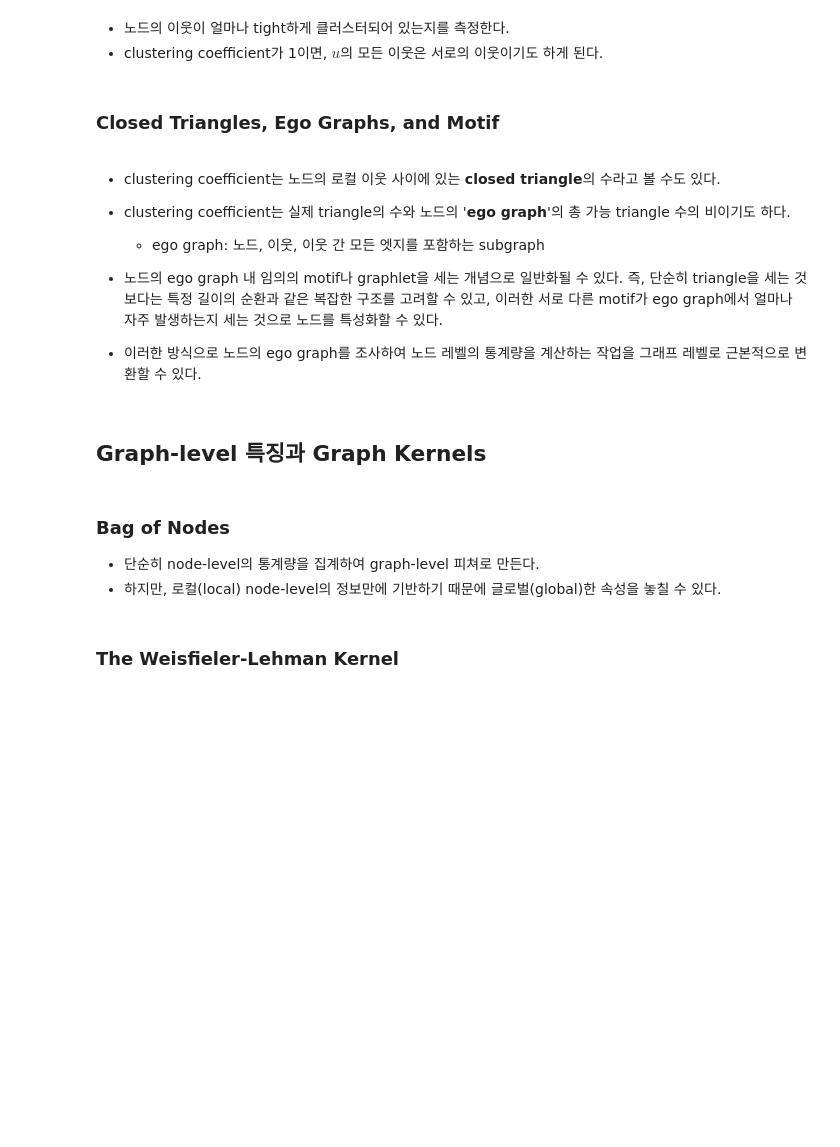
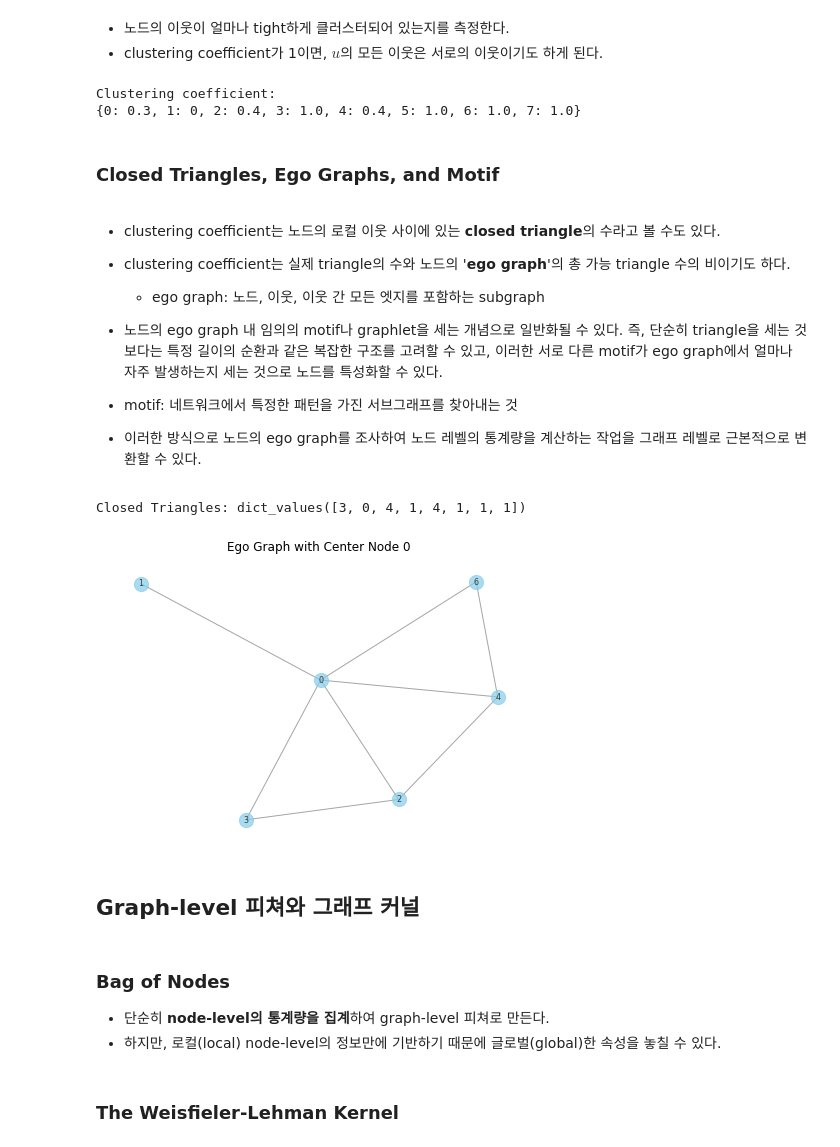
Before and after one commit to jo-cho/FinBlog, a Jupyter notebook: posts/machine_learning/GRL_02_1.ipynb, the cells around one changed output. Drawn from its saved outputs; the diff is of its cells as text; code cells hidden in the pictures; blank space fills up the shorter version.

```diff
--- a/posts/machine_learning/GRL_02_1.ipynb
+++ b/posts/machine_learning/GRL_02_1.ipynb
@@ -60,6 +120,14 @@ $$c_u = \frac{|(v_1,v_2) \in \mathcal{E}: v_1, v_2 \in \mathcal{N}(u)|}{\binom{d
 # %% [markdown]
 - 노드의 이웃이 얼마나 tight하게 클러스터되어 있는지를 측정한다.
 - clustering coefficient가 1이면, $u$의 모든 이웃은 서로의 이웃이기도 하게 된다.
+# %%
+# Clustering coefficient 구하기
+clustering_coefficient = nx.clustering(G)
+print("\nClustering coefficient:")
+print(clustering_coefficient)
+# %% [output]
+Clustering coefficient:
+{0: 0.3, 1: 0, 2: 0.4, 3: 1.0, 4: 0.4, 5: 1.0, 6: 1.0, 7: 1.0}
 # %% [markdown]
 ### Closed Triangles, Ego Graphs, and Motif
 # %% [markdown]
@@ -70,12 +138,28 @@ $$c_u = \frac{|(v_1,v_2) \in \mathcal{E}: v_1, v_2 \in \mathcal{N}(u)|}{\binom{d
 
 - 노드의 ego graph 내 임의의 motif나 graphlet을 세는 개념으로 일반화될 수 있다. 즉, 단순히 triangle을 세는 것보다는 특정 길이의 순환과 같은 복잡한 구조를 고려할 수 있고, 이러한 서로 다른 motif가 ego graph에서 얼마나 자주 발생하는지 세는 것으로 노드를 특성화할 수 있다.
 
+- motif: 네트워크에서 특정한 패턴을 가진 서브그래프를 찾아내는 것
+
 - 이러한 방식으로 노드의 ego graph를 조사하여 노드 레벨의 통계량을 계산하는 작업을 그래프 레벨로 근본적으로 변환할 수 있다.
+# %%
+closed_triangles = nx.triangles(G).values()
+print("Closed Triangles:", closed_triangles)
+# %% [output]
+Closed Triangles: dict_values([3, 0, 4, 1, 4, 1, 1, 1])
+# %%
+node=0
+ego_graph = nx.ego_graph(G, n=node, radius=1)
+pos = nx.spring_layout(ego_graph)  # 그래프 레이아웃 정의
+nx.draw(ego_graph, pos, with_labels=True, node_size=200, node_color="skyblue", edge_color="gray", alpha=0.7, font_size=8)
+plt.title("Ego Graph with Center Node " + str(node))
+plt.show()
+# %% [output]
+[figure, added]
 # %% [markdown]
-## Graph-level 특징과 Graph Kernels
+## Graph-level 피쳐와 그래프 커널
 # %% [markdown]
 ### Bag of Nodes
-- 단순히 node-level의 통계량을 집계하여 graph-level 피쳐로 만든다.
+- 단순히 **node-level의 통계량을 집계**하여 graph-level 피쳐로 만든다.
 - 하지만, 로컬(local) node-level의 정보만에 기반하기 때문에 글로벌(global)한 속성을 놓칠 수 있다.
 # %% [markdown]
 ### The Weisfieler-Lehman Kernel
```
Also changed, not shown: parts of 12 cells of this notebook, 23 other files.
